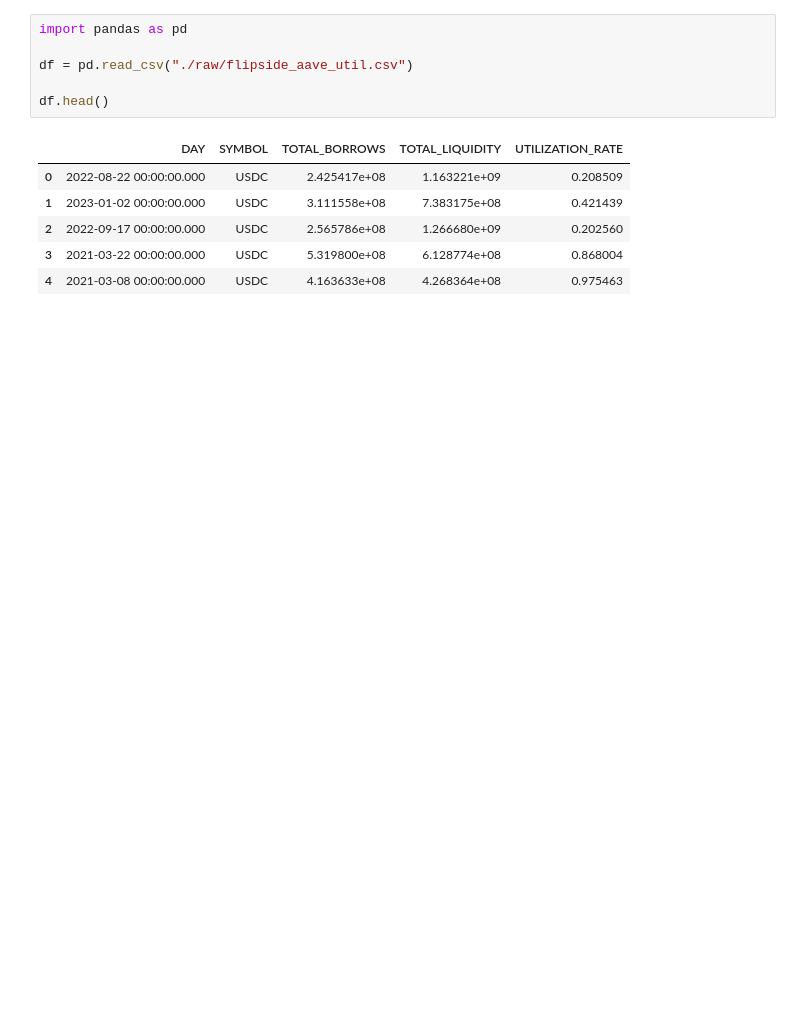
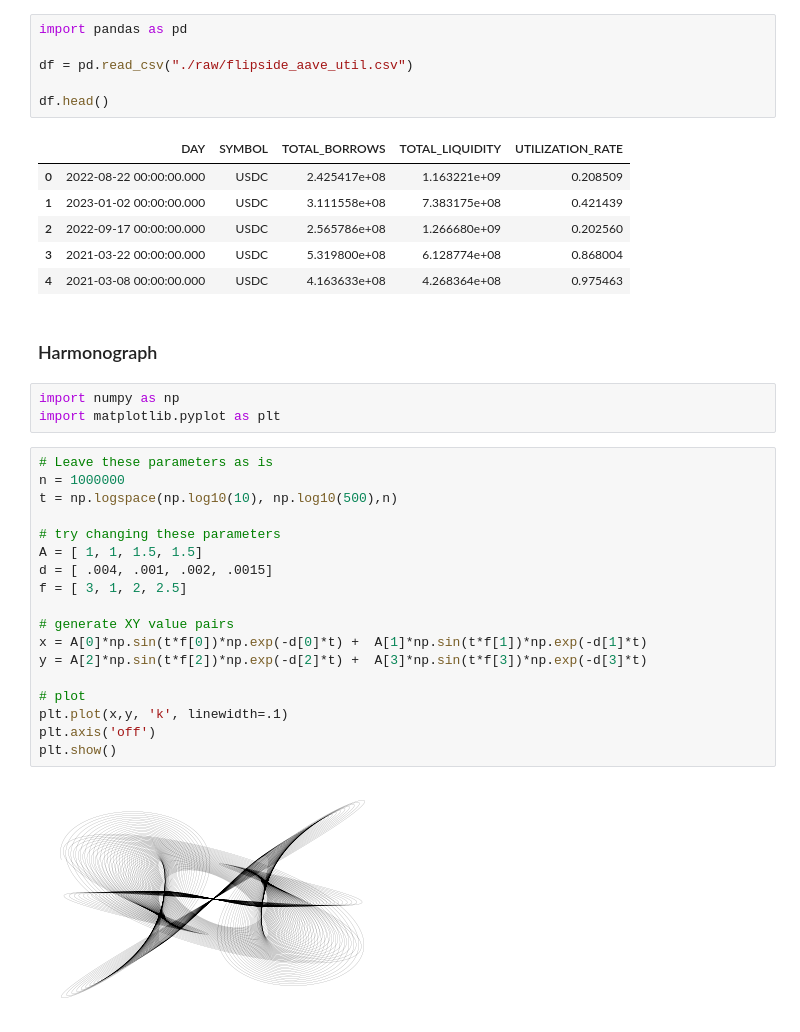
Before and after one commit to PaulApivat/python, a Jupyter notebook: math_mastery/sample_ingestion.ipynb, the cells around one changed output. Cells and saved outputs as stored; diff of their text form; blank space fills up the shorter version.

```diff
--- a/math_mastery/sample_ingestion.ipynb
+++ b/math_mastery/sample_ingestion.ipynb
@@ -11,3 +11,28 @@ df.head()
 | 2 | 2022-09-17 00:00:00.000 | USDC | 2.565786e+08 | 1.266680e+09 | 0.202560 |
 | 3 | 2021-03-22 00:00:00.000 | USDC | 5.319800e+08 | 6.128774e+08 | 0.868004 |
 | 4 | 2021-03-08 00:00:00.000 | USDC | 4.163633e+08 | 4.268364e+08 | 0.975463 |
+# %% [markdown]
+### Harmonograph
+# %%
+import numpy as np
+import matplotlib.pyplot as plt
+# %%
+# Leave these parameters as is
+n = 1000000
+t = np.logspace(np.log10(10), np.log10(500),n)
+
+# try changing these parameters
+A = [ 1, 1, 1.5, 1.5]
+d = [ .004, .001, .002, .0015]
+f = [ 3, 1, 2, 2.5]
+
+# generate XY value pairs
+x = A[0]*np.sin(t*f[0])*np.exp(-d[0]*t) +  A[1]*np.sin(t*f[1])*np.exp(-d[1]*t)
+y = A[2]*np.sin(t*f[2])*np.exp(-d[2]*t) +  A[3]*np.sin(t*f[3])*np.exp(-d[3]*t)
+
+# plot
+plt.plot(x,y, 'k', linewidth=.1)
+plt.axis('off')
+plt.show()
+# %% [output]
+[figure, added]
```
Also changed, not shown: parts of 1 cell of this notebook, 2 other files.
